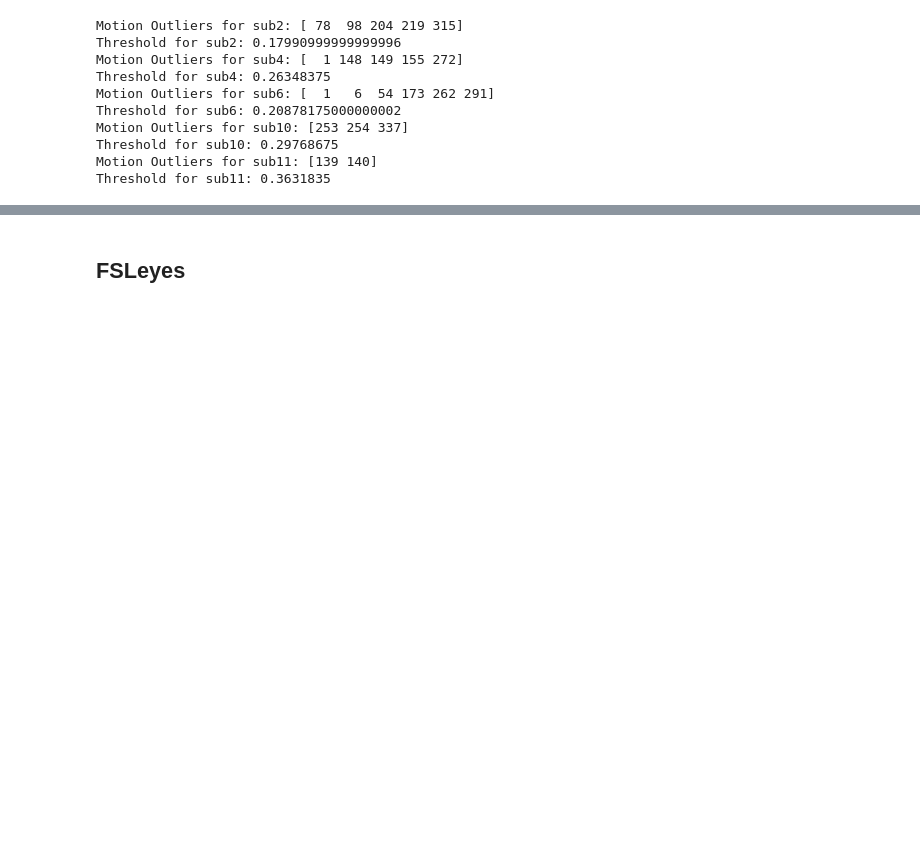
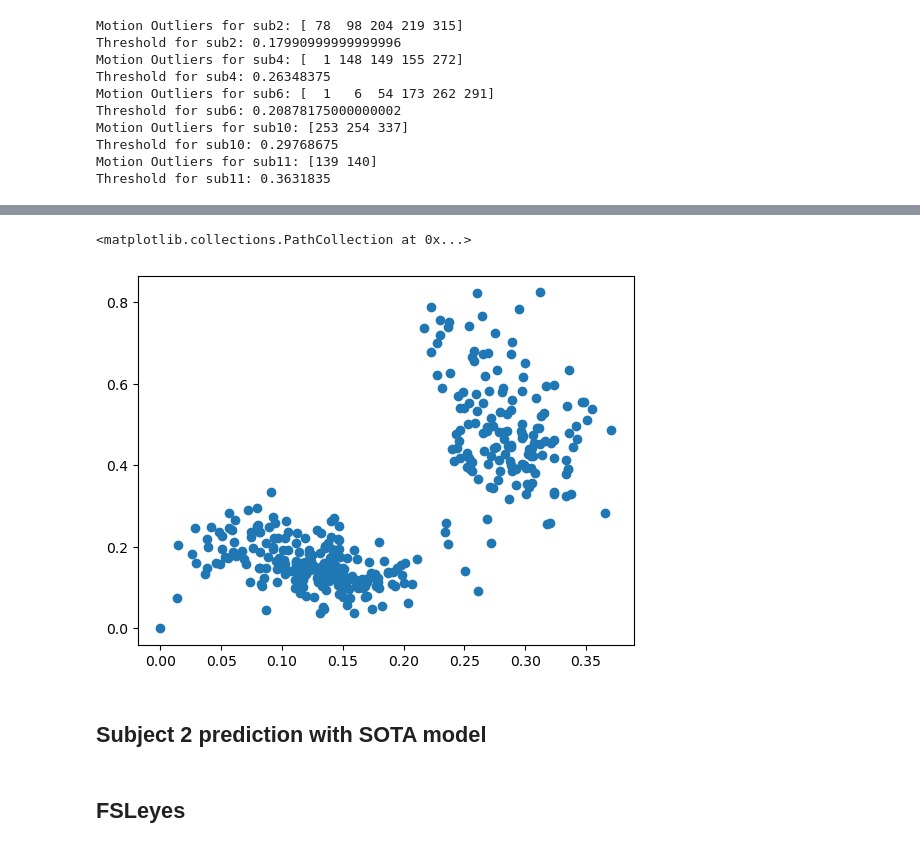
Before and after one commit to TimXdang/SpinalcordSeg, a Jupyter notebook: Playground 2.ipynb, the cells around one changed output, grey strips where cells are left out. Saved outputs shown, nothing was run; the diff lists cells and outputs as text; code cells hidden in the pictures; blank space fills up the shorter version.

```diff
--- a/Playground 2.ipynb
+++ b/Playground 2.ipynb
@@ -157,3 +185,10 @@ Threshold for sub2: 0.2087
+# %%
+plt.scatter(filtered_overall[filtered_overall['subject'].isin(['sub2'])]['x'], filtered_overall[filtered_overall['subject'].isin(['sub2'])]['y'])
+# %% [output]
+<matplotlib.collections.PathCollection at 0x...>
+[figure, added]
+# %% [markdown]
+## Subject 2 prediction with SOTA model
 # %% [markdown]
 ## FSLeyes
 # %%
```
Also changed, not shown: parts of 7 cells of this notebook.
